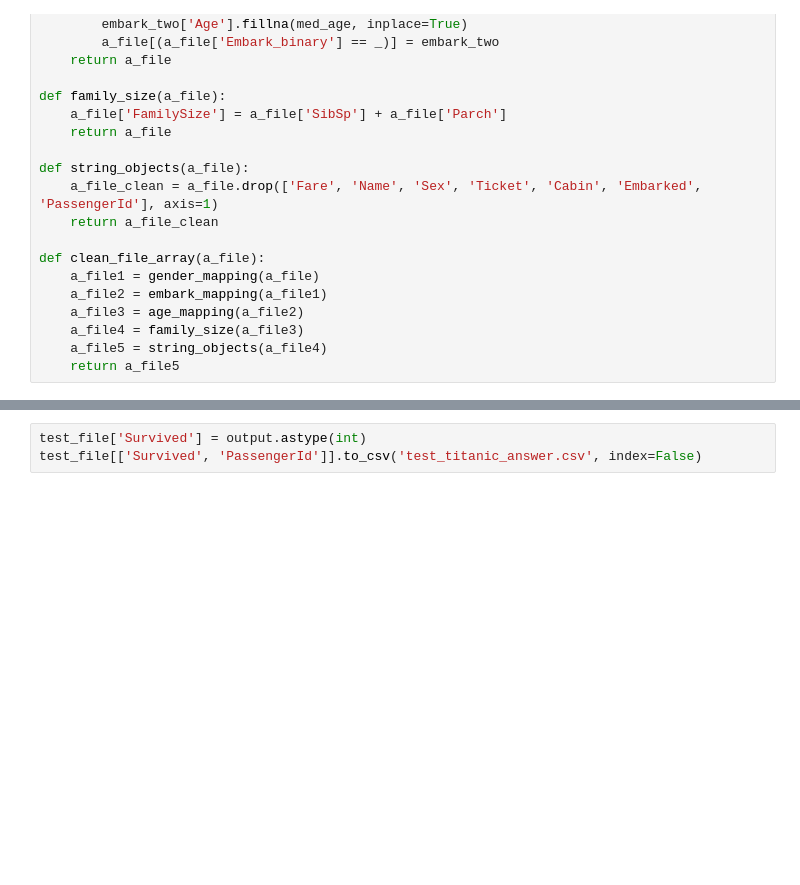
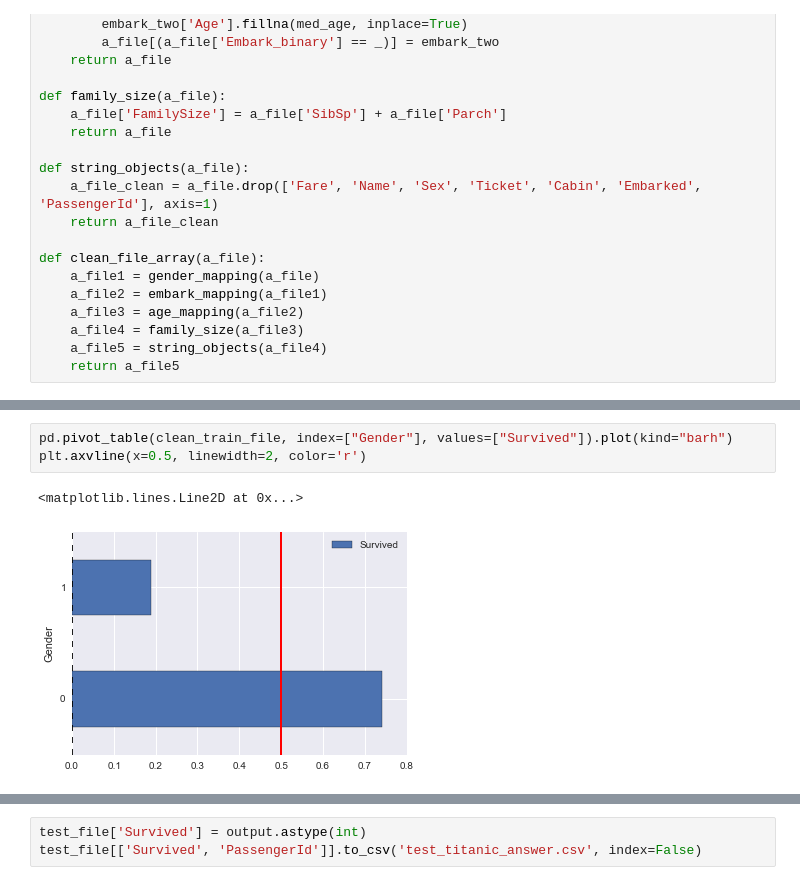
Before and after one commit to cndreisbach/python-assignments, a Jupyter notebook: assignments/titanic/titanic.ipynb, the cells around one changed output, grey strips where cells are left out. Saved outputs shown, nothing was run; the diff lists cells and outputs as text; blank space fills up the shorter version.

```diff
--- a/assignments/titanic/titanic.ipynb
+++ b/assignments/titanic/titanic.ipynb
@@ -74,0 +70,6 @@ See the the caveats in the documentation: http://pandas.pydata.org/pandas-docs/s
+# %%
+pd.pivot_table(clean_train_file, index=["Gender"], values=["Survived"]).plot(kind="barh")
+plt.axvline(x=0.5, linewidth=2, color='r')
+# %% [output]
+<matplotlib.lines.Line2D at 0x...>
+[figure, added]
```
Also changed, not shown: parts of 7 cells of this notebook, 1 other file.
